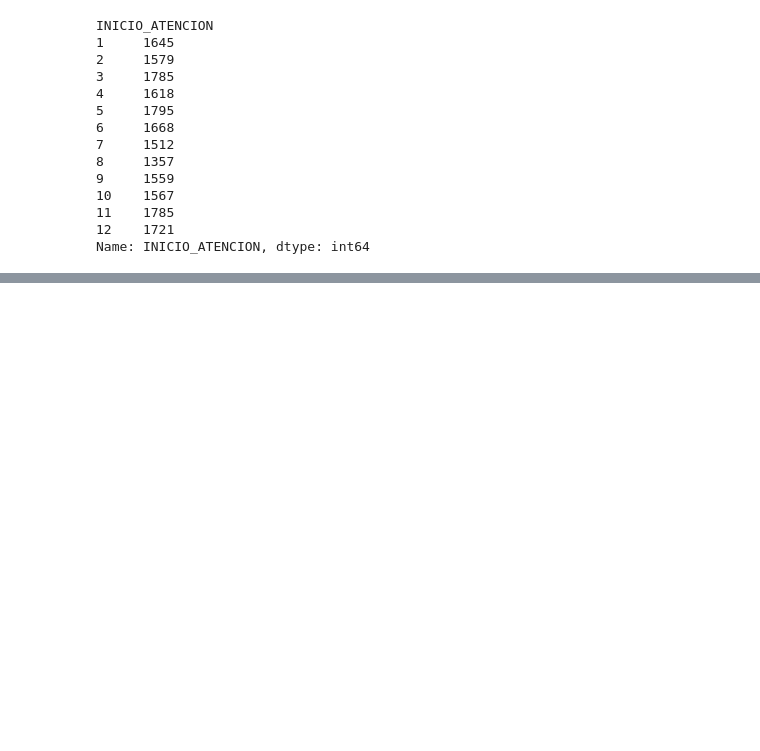
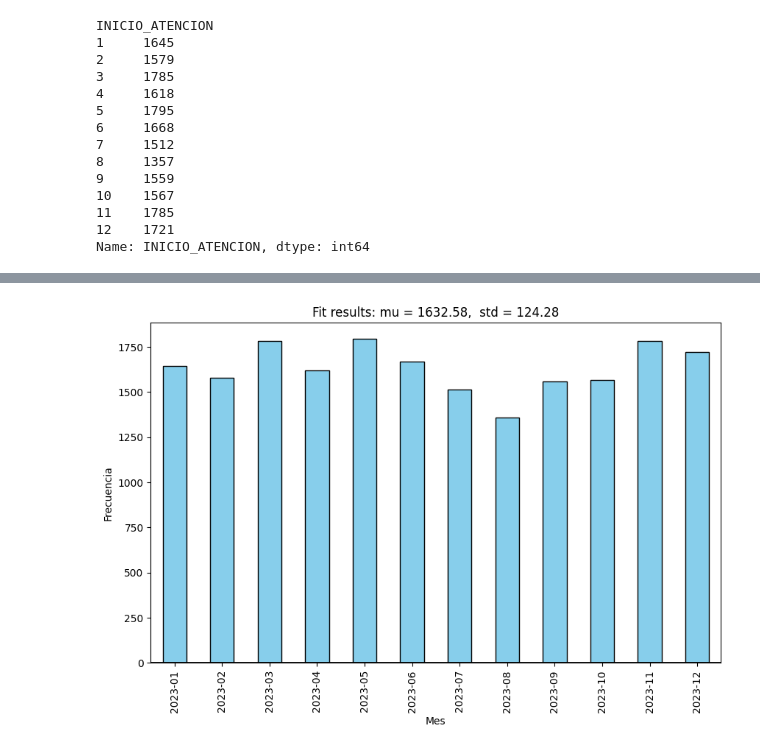
Before and after one commit to Lemito66/Maestria, a Jupyter notebook: Analisis_de_Riesgos/proyecto/proyecto.ipynb, the cells around one changed output, grey strips where cells are left out. Cells and saved outputs as stored; diff of their text form; code cells hidden in the pictures; blank space fills up the shorter version.

```diff
--- a/Analisis_de_Riesgos/proyecto/proyecto.ipynb
+++ b/Analisis_de_Riesgos/proyecto/proyecto.ipynb
@@ -104,0 +120,21 @@ Name: INICIO_ATENCION, dtype: int64
+# %%
+# Agrupa los datos por mes y cuenta la frecuencia en cada mes
+df_meses = df.groupby(df['fecha_hora'].dt.to_period("M")).size()
+
+# Ajusta una distribución normal a los datos mensuales
+mu, std = norm.fit(df_meses)
+
+# Crea un gráfico de barras para visualizar la frecuencia de eventos en cada mes
+plt.figure(figsize=(10, 6))
+df_meses.plot(kind='bar', color='skyblue', edgecolor='black')
+xmin, xmax = plt.xlim()
+x = np.linspace(xmin, xmax, 100)
+p = norm.pdf(x, mu, std)
+plt.plot(x, p, 'k', linewidth=2)6
+title = "Fit results: mu = %.2f,  std = %.2f" % (mu, std)
+plt.title(title)
+plt.xlabel('Mes')
+plt.ylabel('Frecuencia')
+plt.show()
+# %% [output]
+[figure, added]
```
Also changed, not shown: parts of 3 cells of this notebook, 1 other file.
